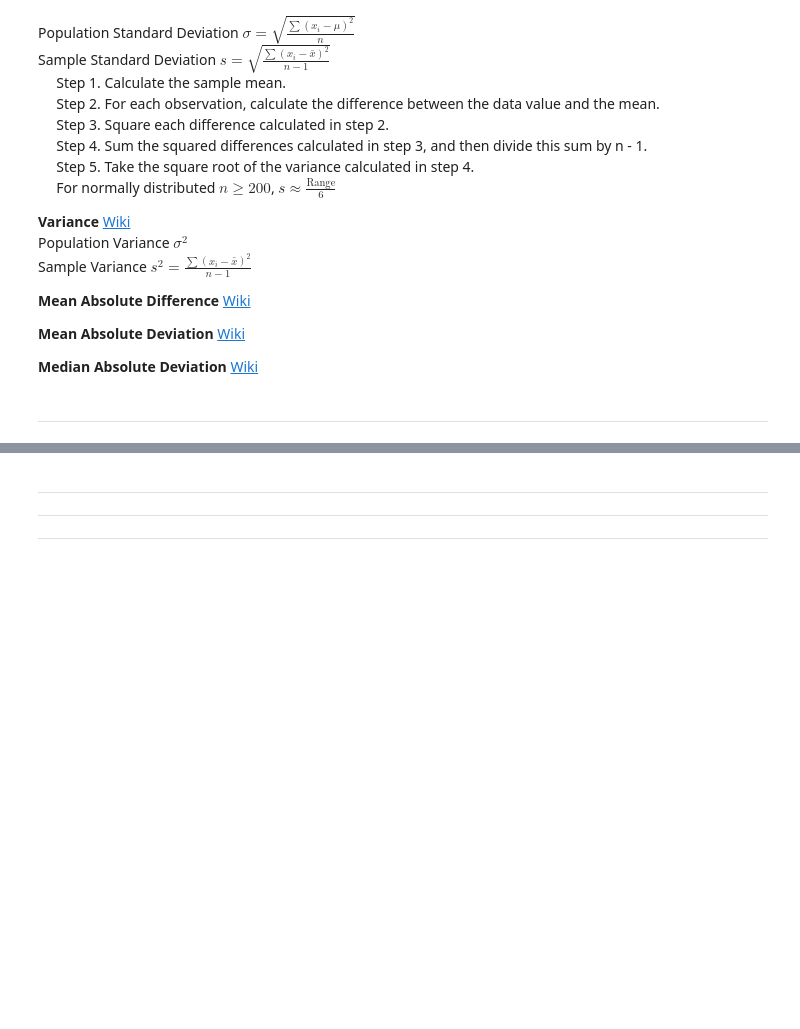
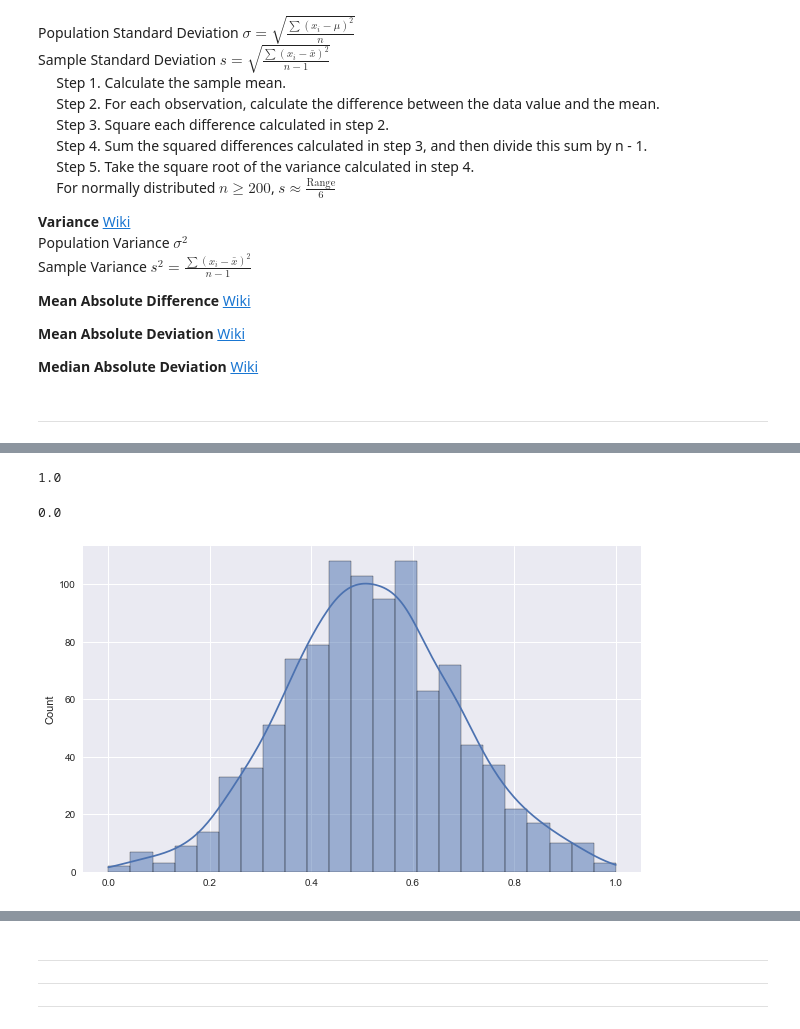
Before and after one commit to davefriedman01/Resources, a Jupyter notebook: mathematical_foundations.ipynb, the cells around one changed output, grey strips where cells are left out. Saved outputs shown, nothing was run; the diff lists cells and outputs as text; code cells hidden in the pictures; blank space fills up the shorter version.

```diff
--- a/mathematical_foundations.ipynb
+++ b/mathematical_foundations.ipynb
@@ -255,0 +470,12 @@ Centering Matrix [Wiki](https://en.wikipedia.org/wiki/Centering_matrix)<br>
+# %%
+# [0, 1]-scaled data
+npr.seed(0)
+data = npr.normal(loc=10, scale=2, size=int(1e3))
+data = (data - data.min())/(data.max() - data.min())
+display(data.max(), data.min())
+sns.histplot(data, kde=True);
+#plt.hist(data, bins=100);
+# %% [output]
+1.0
+0.0
+[figure, added]
```
Also changed, not shown: parts of 107 cells of this notebook.
